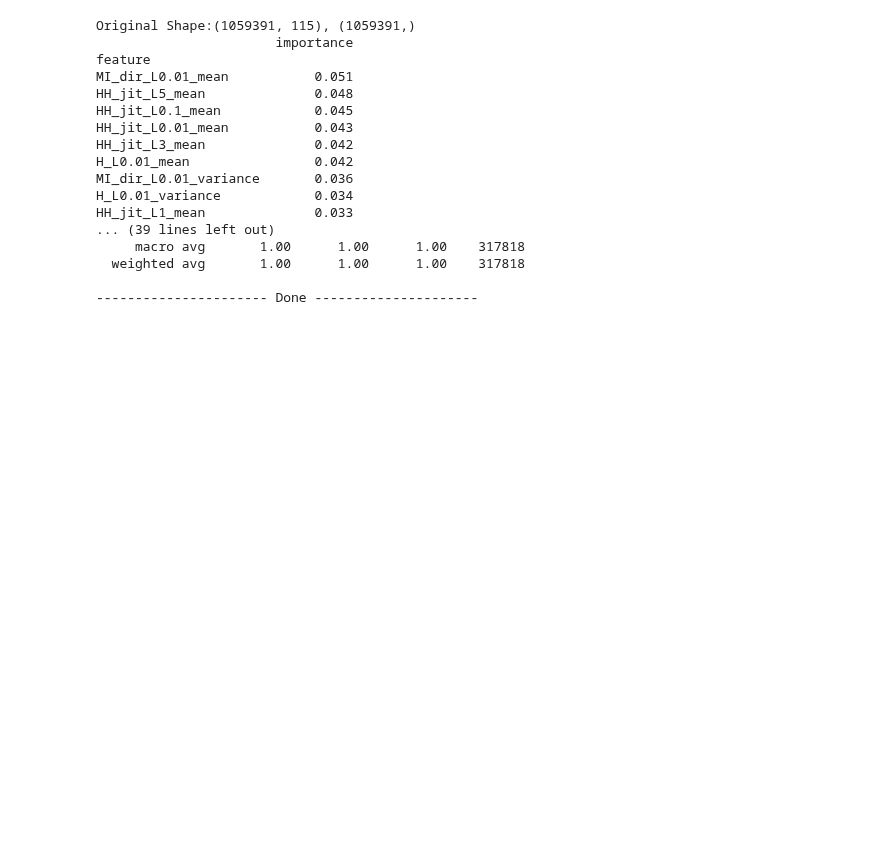
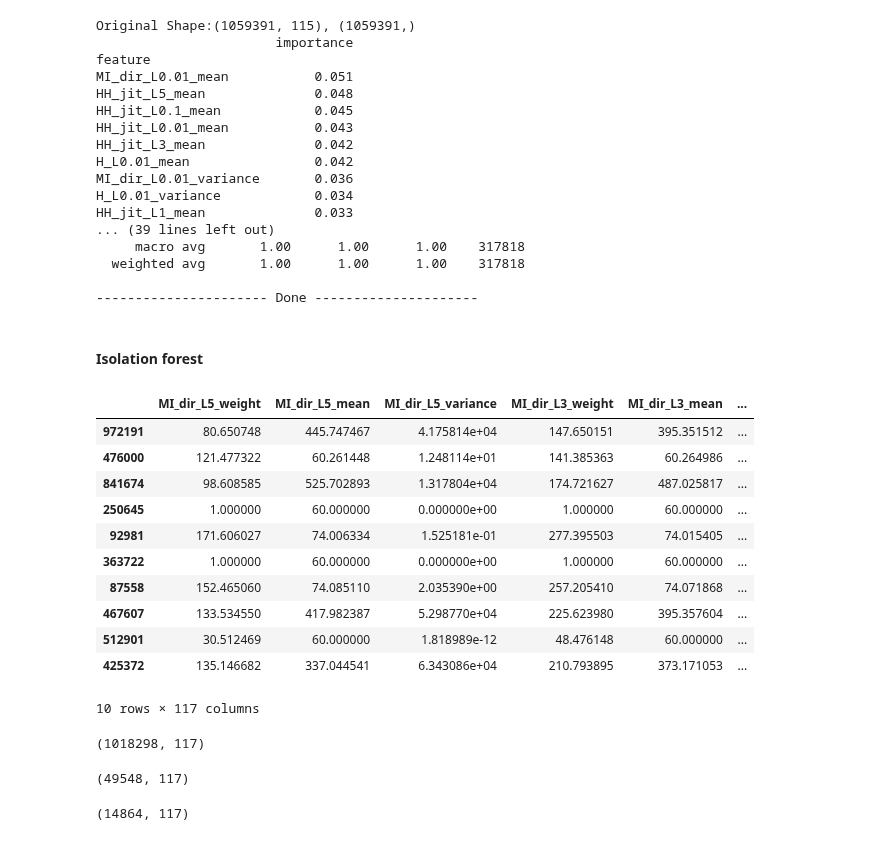
Before and after one commit to dineshh912/IoT-botnet-attack-detection, a Jupyter notebook: s3-preprocessing&training.ipynb, the cells around one changed output. Cells and saved outputs as stored; diff of their text form; code cells hidden in the pictures; blank space fills up the shorter version.

Commit message:
isolation-forest

```diff
--- a/s3-preprocessing&training.ipynb
+++ b/s3-preprocessing&training.ipynb
@@ -1994,3 +1994,24 @@ HH_jit_L1_mean              0.033
   weighted avg       1.00      1.00      1.00    317818
 
 ---------------------- Done ---------------------
+# %% [markdown]
+#### Isolation forest
+# %%
+danmini_doorbell_df.sample(10)
+# %% [output]
+|  | MI_dir_L5_weight | MI_dir_L5_mean | MI_dir_L5_variance | MI_dir_L3_weight | MI_dir_L3_mean | ... |
+| 972191 | 80.650748 | 445.747467 | 4.175814e+04 | 147.650151 | 395.351512 | ... |
+| 476000 | 121.477322 | 60.261448 | 1.248114e+01 | 141.385363 | 60.264986 | ... |
+| 841674 | 98.608585 | 525.702893 | 1.317804e+04 | 174.721627 | 487.025817 | ... |
+| 250645 | 1.000000 | 60.000000 | 0.000000e+00 | 1.000000 | 60.000000 | ... |
+| 92981 | 171.606027 | 74.006334 | 1.525181e-01 | 277.395503 | 74.015405 | ... |
+| 363722 | 1.000000 | 60.000000 | 0.000000e+00 | 1.000000 | 60.000000 | ... |
+| 87558 | 152.465060 | 74.085110 | 2.035390e+00 | 257.205410 | 74.071868 | ... |
+| 467607 | 133.534550 | 417.982387 | 5.298770e+04 | 225.623980 | 395.357604 | ... |
+| 512901 | 30.512469 | 60.000000 | 1.818989e-12 | 48.476148 | 60.000000 | ... |
+| 425372 | 135.146682 | 337.044541 | 6.343086e+04 | 210.793895 | 373.171053 | ... |
+10 rows × 117 columns
+# %%
+danmini_doorbell_df.shape
+# %% [output]
+(1018298, 117)
@@ -1996,0 +2020,4 @@ HH_jit_L1_mean              0.033
+# %%
+danmini_benign_df.shape
+# %% [output]
+(49548, 117)
@@ -1996,0 +2026,4 @@ HH_jit_L1_mean              0.033
+# %%
+danmini_benign_test.shape
+# %% [output]
+(14864, 117)
```
Also changed, not shown: parts of 24 cells of this notebook.
